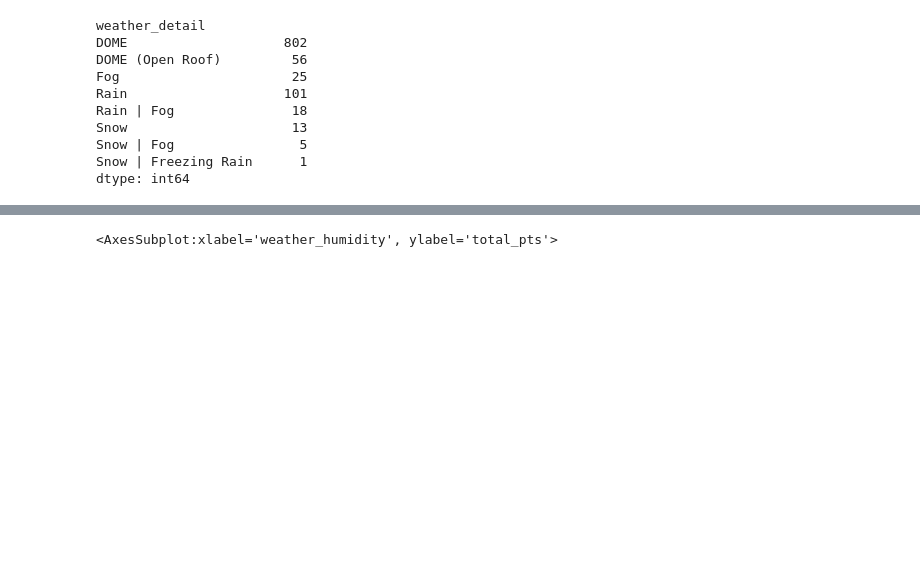
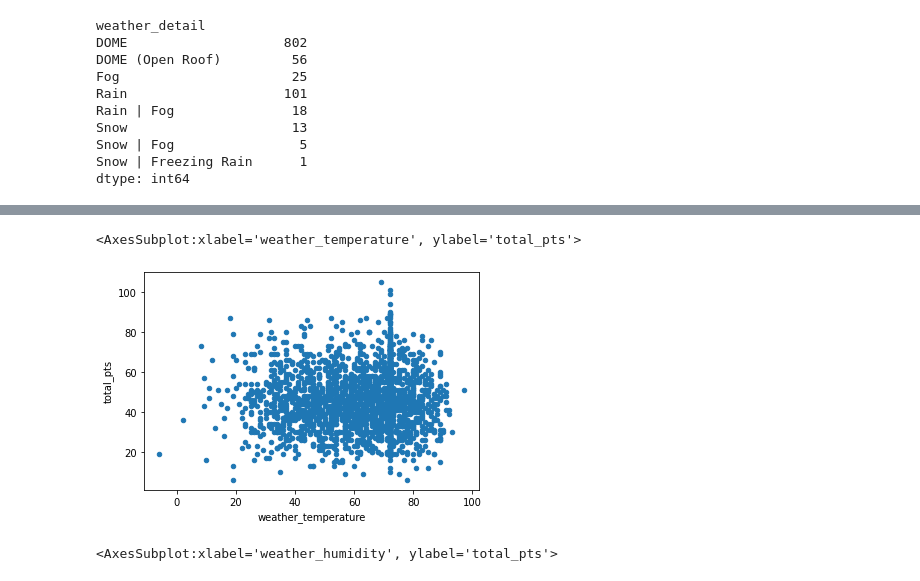
Before and after one commit to arya3364/How-Weather-Effects-Football-Games, a Jupyter notebook: nfl-scores-and-data.ipynb, the cells around one changed output, grey strips where cells are left out. Saved outputs shown, nothing was run; the diff lists cells and outputs as text; code cells hidden in the pictures; blank space fills up the shorter version.

```diff
--- a/nfl-scores-and-data.ipynb
+++ b/nfl-scores-and-data.ipynb
@@ -84,8 +100,11 @@ See the caveats in the documentation: https://pandas.pydata.org/pandas-docs/stab
 # %%
 # In this plot we see that we can't real make any conclusions out of it as the total pts per game seem to be relative regardless of temperature.
 # Thus, it is fair to say that temperature doesn't really effect the amount of points that are scored during football games.
 
-# games_2010s.plot(kind = 'scatter', x = 'weather_temperature', y = 'total_pts')
+games_2010s.plot(kind = 'scatter', x = 'weather_temperature', y = 'total_pts')
+# %% [output]
+<AxesSubplot:xlabel='weather_temperature', ylabel='total_pts'>
+[figure, added]
 # %%
 # Here we see that regardless of the humidity the amount of points scored per game still seems to be a bit scattered. Thus, it may also be fair
 # to say that humidity doesn't really effect the total points scored during a football game.
```
Also changed, not shown: parts of 2 cells of this notebook.
